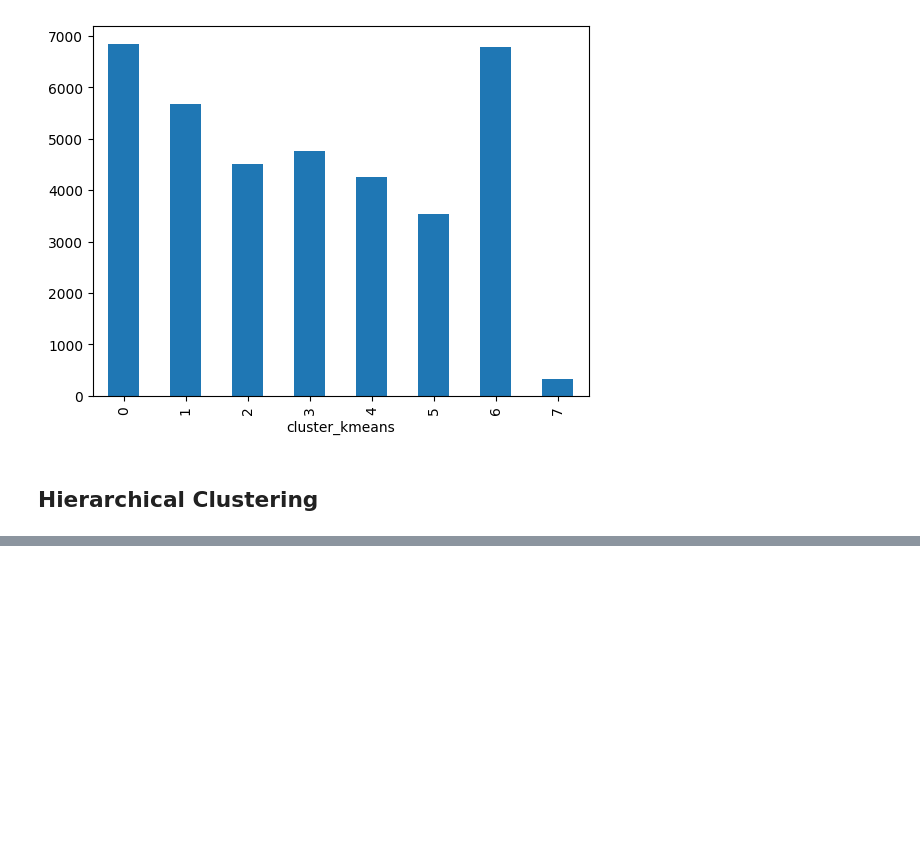
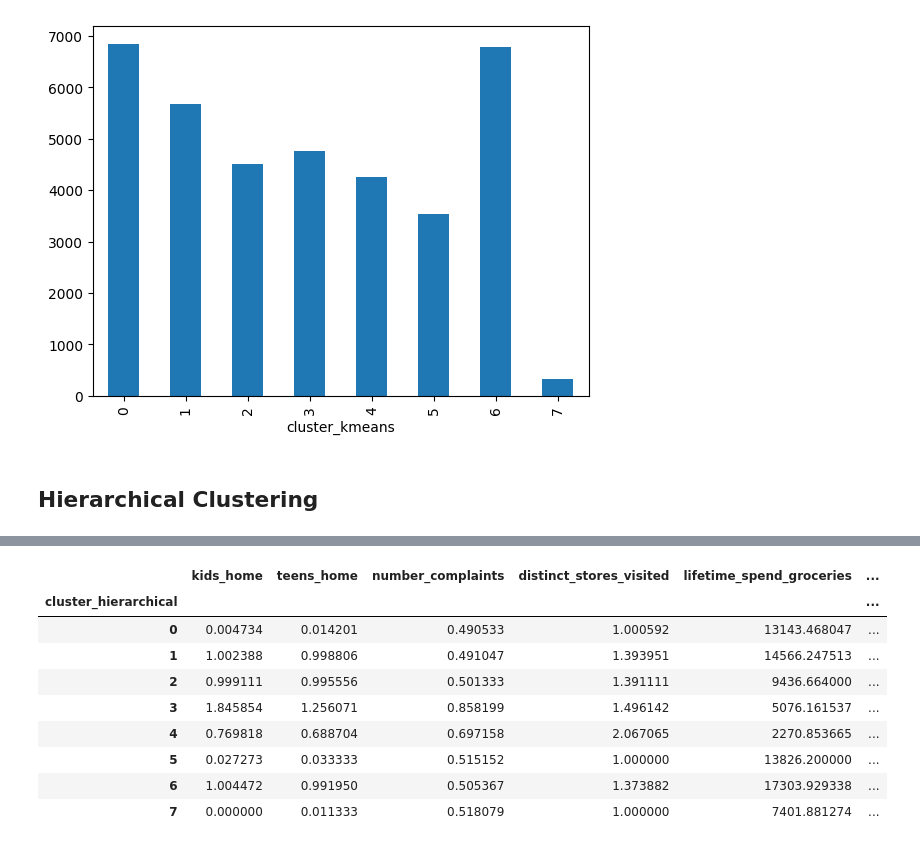
Before and after one commit to mitoma10110/ML2_Project, a Jupyter notebook: jo_notebook.ipynb, the cells around one changed output, grey strips where cells are left out. Drawn from its saved outputs; the diff is of its cells as text; code cells hidden in the pictures; blank space fills up the shorter version.

```diff
--- a/jo_notebook.ipynb
+++ b/jo_notebook.ipynb
@@ -186,0 +212,13 @@ agg_clust = AgglomerativeClustering(
+# %%
+cust_info_pp.groupby(['cluster_hierarchical']).mean()
+# %% [output]
+|  | kids_home | teens_home | number_complaints | distinct_stores_visited | lifetime_spend_groceries | ... |
+| cluster_hierarchical |  |  |  |  |  | ... |
+| 0 | 0.004734 | 0.014201 | 0.490533 | 1.000592 | 13143.468047 | ... |
+| 1 | 1.002388 | 0.998806 | 0.491047 | 1.393951 | 14566.247513 | ... |
+| 2 | 0.999111 | 0.995556 | 0.501333 | 1.391111 | 9436.664000 | ... |
+| 3 | 1.845854 | 1.256071 | 0.858199 | 1.496142 | 5076.161537 | ... |
+| 4 | 0.769818 | 0.688704 | 0.697158 | 2.067065 | 2270.853665 | ... |
+| 5 | 0.027273 | 0.033333 | 0.515152 | 1.000000 | 13826.200000 | ... |
+| 6 | 1.004472 | 0.991950 | 0.505367 | 1.373882 | 17303.929338 | ... |
+| 7 | 0.000000 | 0.011333 | 0.518079 | 1.000000 | 7401.881274 | ... |
```
Also changed, not shown: parts of 14 cells of this notebook, 1 other file.
